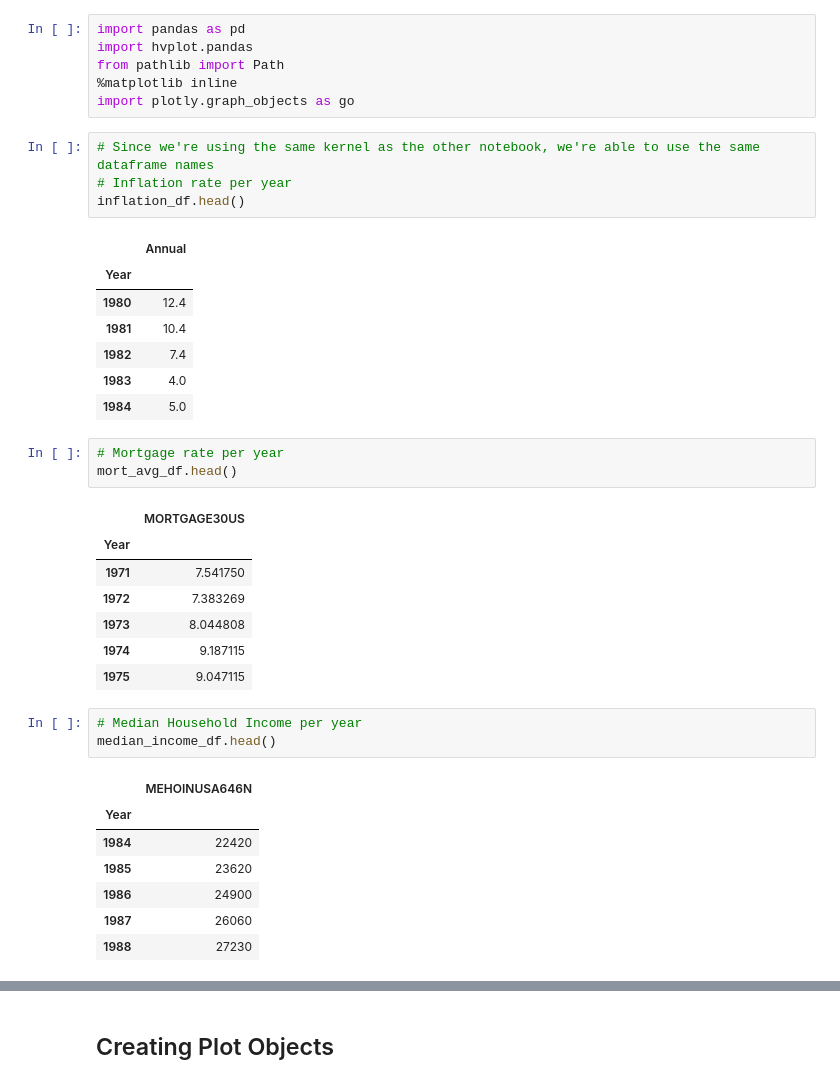
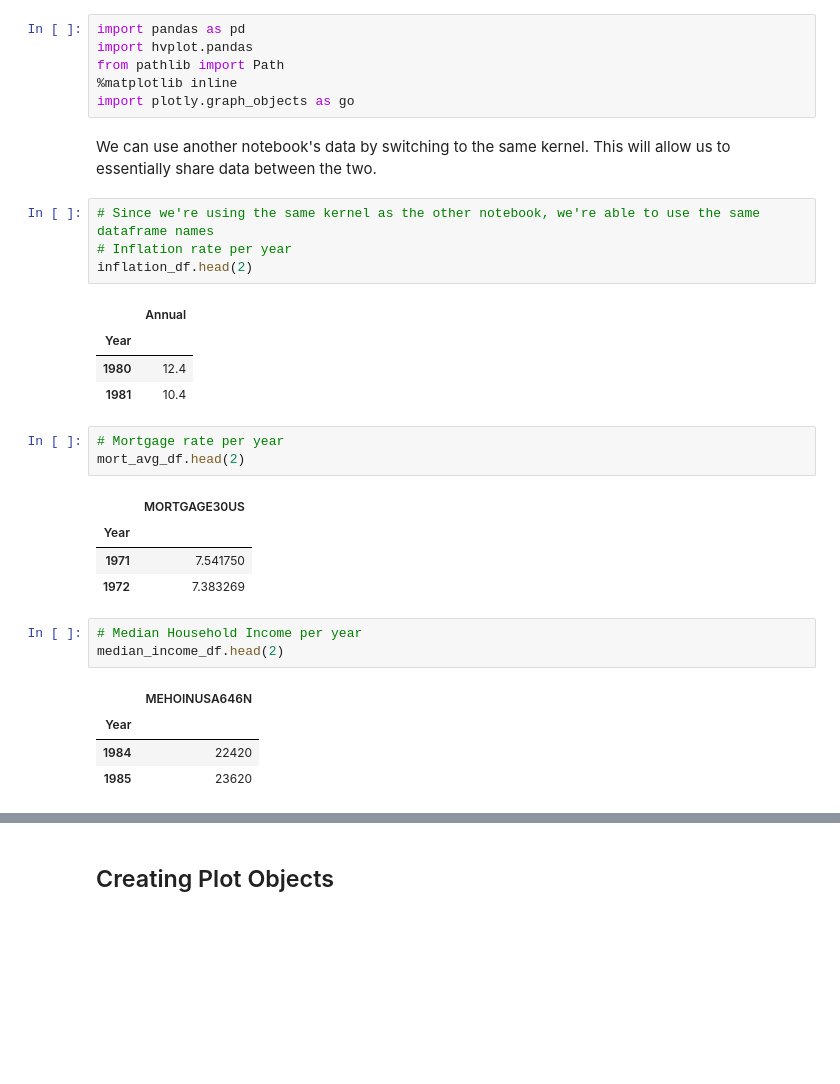
Before and after one commit to realminhnguyen/Project_1, a Jupyter notebook: visualization.ipynb, the cells around one changed output, grey strips where cells are left out. Cells and saved outputs as stored; diff of their text form; blank space fills up the shorter version.

Commit message:
Made final changes to the notebook. Revised and added more descriptions.

```diff
--- a/visualization.ipynb
+++ b/visualization.ipynb
@@ -8,39 +8,32 @@ import hvplot.pandas
 from pathlib import Path
 %matplotlib inline
 import plotly.graph_objects as go
+# %% [markdown]
+We can use another notebook's data by switching to the same kernel. This will allow us to essentially share data between the two.
 # %%
 # Since we're using the same kernel as the other notebook, we're able to use the same dataframe names
 # Inflation rate per year
-inflation_df.head()
+inflation_df.head(2)
 # %% [output]
 |  | Annual |
 | Year |  |
 | 1980 | 12.4 |
 | 1981 | 10.4 |
-| 1982 | 7.4 |
-| 1983 | 4.0 |
-| 1984 | 5.0 |
 # %%
 # Mortgage rate per year
-mort_avg_df.head()
+mort_avg_df.head(2)
 # %% [output]
 |  | MORTGAGE30US |
 | Year |  |
 | 1971 | 7.541750 |
 | 1972 | 7.383269 |
-| 1973 | 8.044808 |
-| 1974 | 9.187115 |
-| 1975 | 9.047115 |
 # %%
 # Median Household Income per year
-median_income_df.head()
+median_income_df.head(2)
 # %% [output]
 |  | MEHOINUSA646N |
 | Year |  |
 | 1984 | 22420 |
 | 1985 | 23620 |
-| 1986 | 24900 |
-| 1987 | 26060 |
-| 1988 | 27230 |
 # %%
 # Median House Price per year
```
Also changed, not shown: parts of 29 cells of this notebook.
